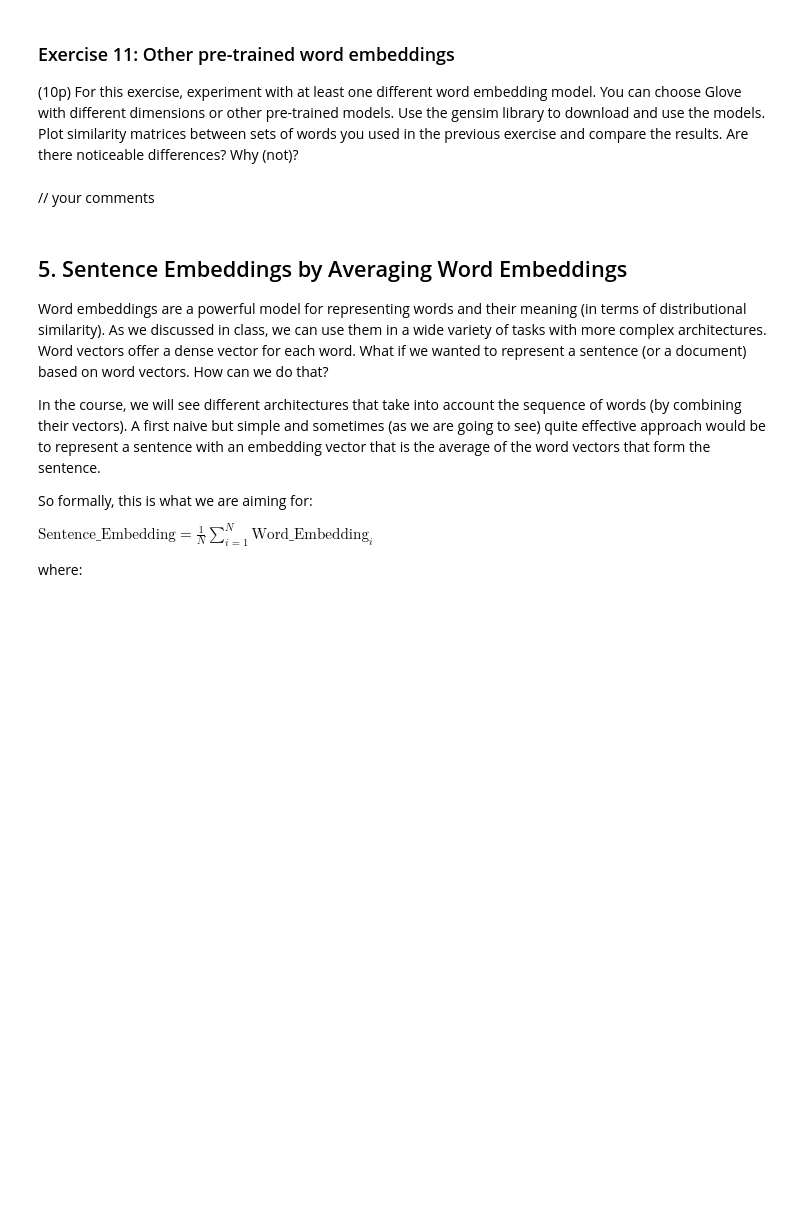
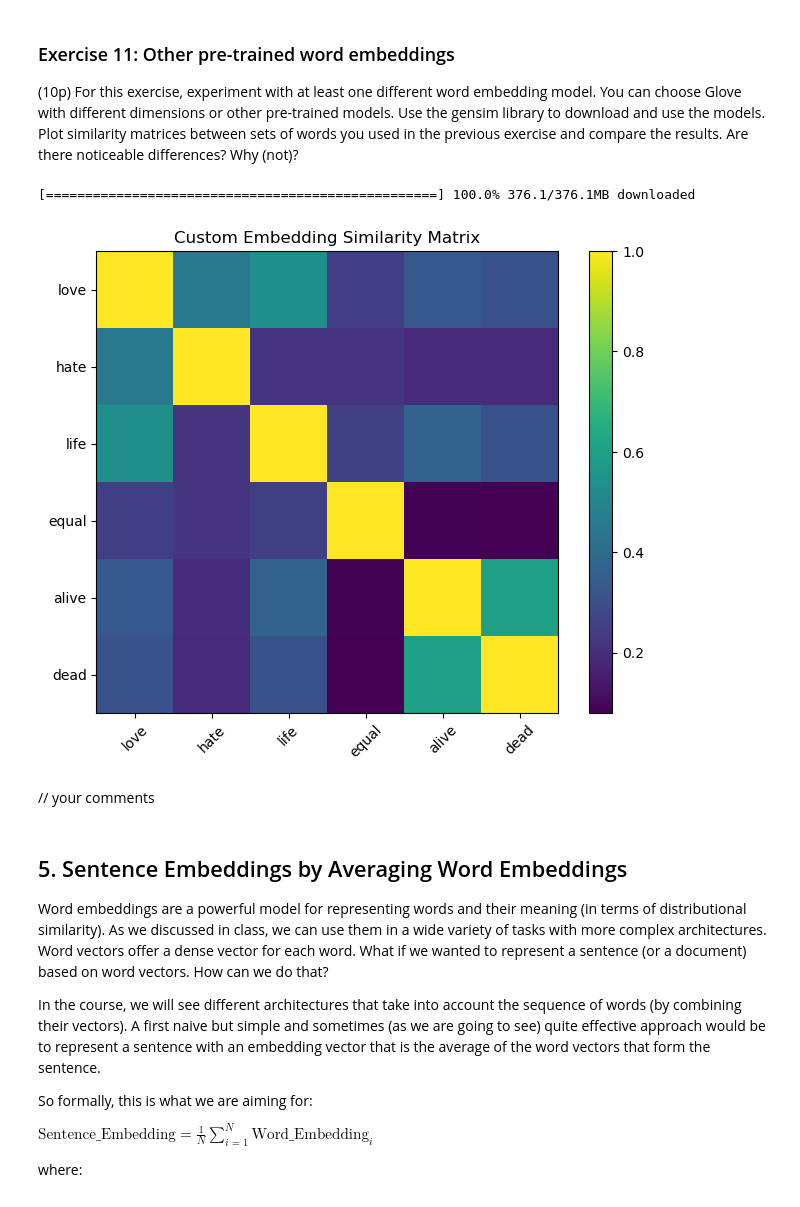
Before and after one commit to Tiimeeeyy/NLP, a Jupyter notebook: Notebooks/lab2_empty.ipynb, the cells around one changed output. Cells and saved outputs as stored; diff of their text form; code cells hidden in the pictures; blank space fills up the shorter version.

```diff
--- a/Notebooks/lab2_empty.ipynb
+++ b/Notebooks/lab2_empty.ipynb
@@ -902,3 +1123,17 @@ Plot similarity matrices between sets of words you used in the previous exercise
+# %%
+#### YOUR CODE HERE
+glove_model = api.load('glove-wiki-gigaword-300')
+
+glove_similarity_matrix = np.zeros((len(list_of_words), len(list_of_words)), dtype=float)
+for i in range(len(list_of_words)):
+    for j in range(len(list_of_words)):
+        glove_similarity_matrix[i][j] = glove_model.similarity(list_of_words[i], list_of_words[j])
+
+plot_similarity_matrix(glove_similarity_matrix, list_of_words)
+### YOUR CODE ENDS HERE
+# %% [output]
+[==================================================] 100.0% 376.1/376.1MB downloaded
+[figure, added]
 # %% [markdown]
 // your comments
 # %% [markdown]
```
Also changed, not shown: parts of 38 cells of this notebook.
